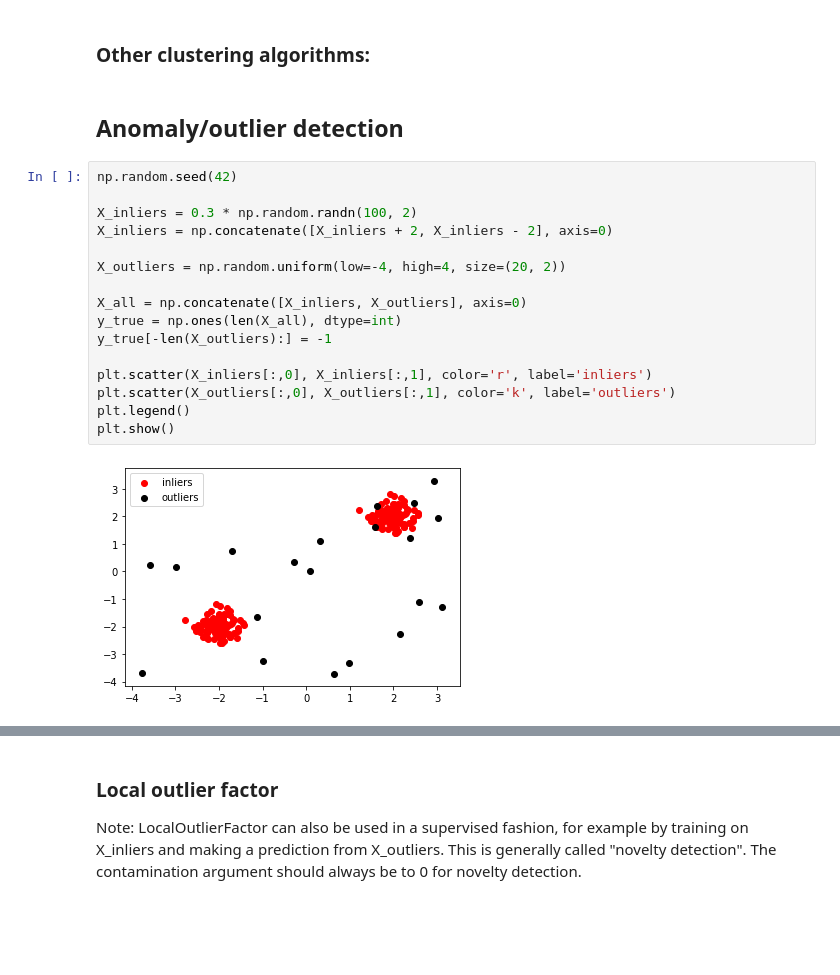
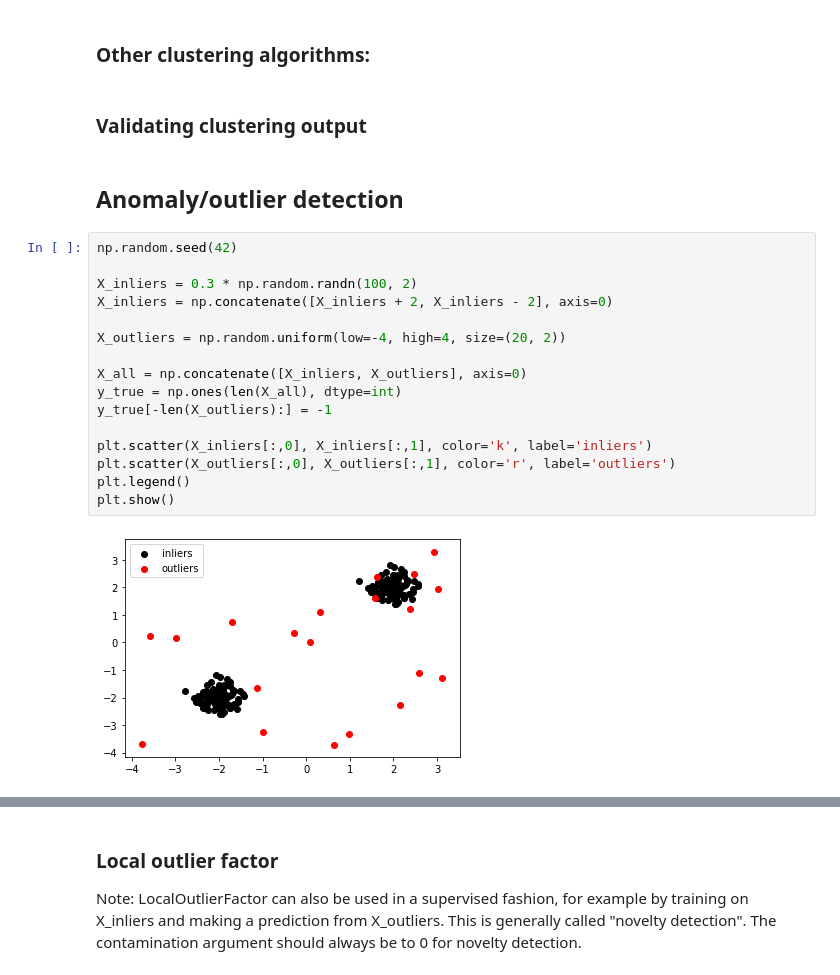
Before and after one commit to jtaenzer/UnsupervisedWorkshop, a Jupyter notebook: unsupervised_workshop.ipynb, the cells around one changed output, grey strips where cells are left out. Saved outputs shown, nothing was run; the diff lists cells and outputs as text; blank space fills up the shorter version.

```diff
--- a/unsupervised_workshop.ipynb
+++ b/unsupervised_workshop.ipynb
@@ -175,23 +258,25 @@ Estimated number of noise points: 136
 [figure]
 # %% [markdown]
 ### Other clustering algorithms:
+# %% [markdown]
+### Validating clustering output
 # %% [markdown]
 ## Anomaly/outlier detection
 # %%
 np.random.seed(42)
 
 X_inliers = 0.3 * np.random.randn(100, 2)
 X_inliers = np.concatenate([X_inliers + 2, X_inliers - 2], axis=0)
 
 X_outliers = np.random.uniform(low=-4, high=4, size=(20, 2))
 
 X_all = np.concatenate([X_inliers, X_outliers], axis=0)
 y_true = np.ones(len(X_all), dtype=int)
 y_true[-len(X_outliers):] = -1
 
-plt.scatter(X_inliers[:,0], X_inliers[:,1], color='r', label='inliers')
-plt.scatter(X_outliers[:,0], X_outliers[:,1], color='k', label='outliers')
+plt.scatter(X_inliers[:,0], X_inliers[:,1], color='k', label='inliers')
+plt.scatter(X_outliers[:,0], X_outliers[:,1], color='r', label='outliers')
 plt.legend()
 plt.show()
 # %% [output]
-[figure, old version]
+[figure, new version]
```
Also changed, not shown: parts of 20 cells of this notebook.
